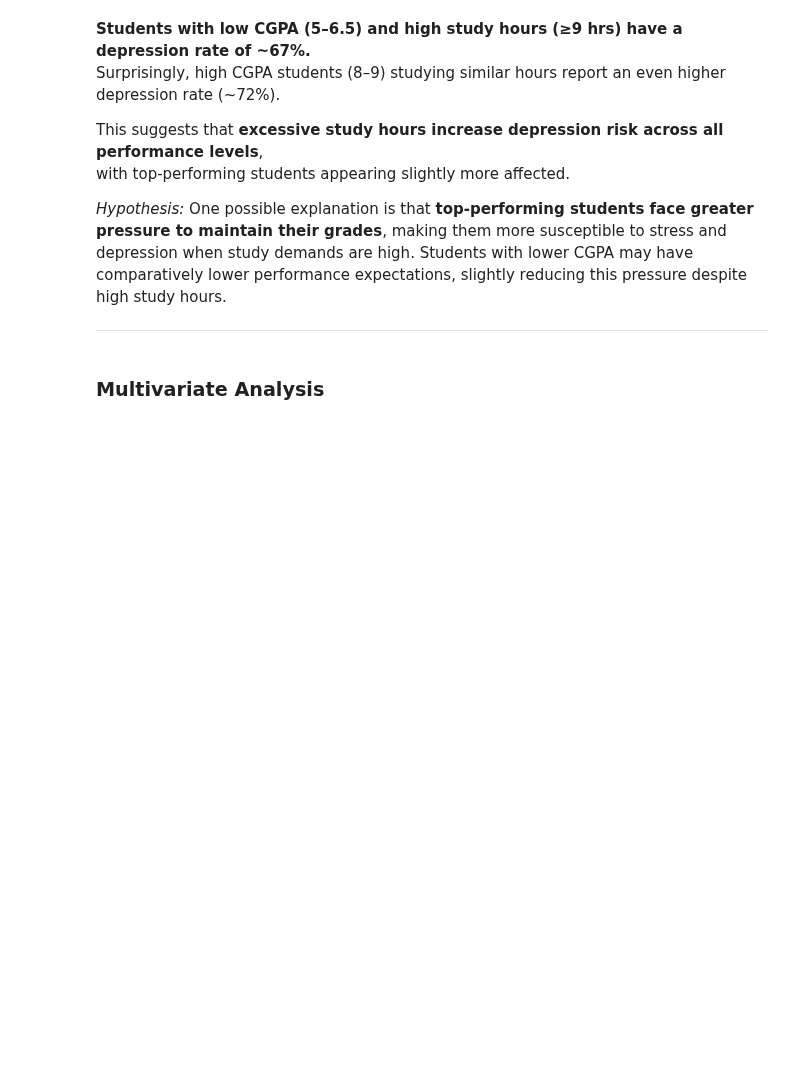
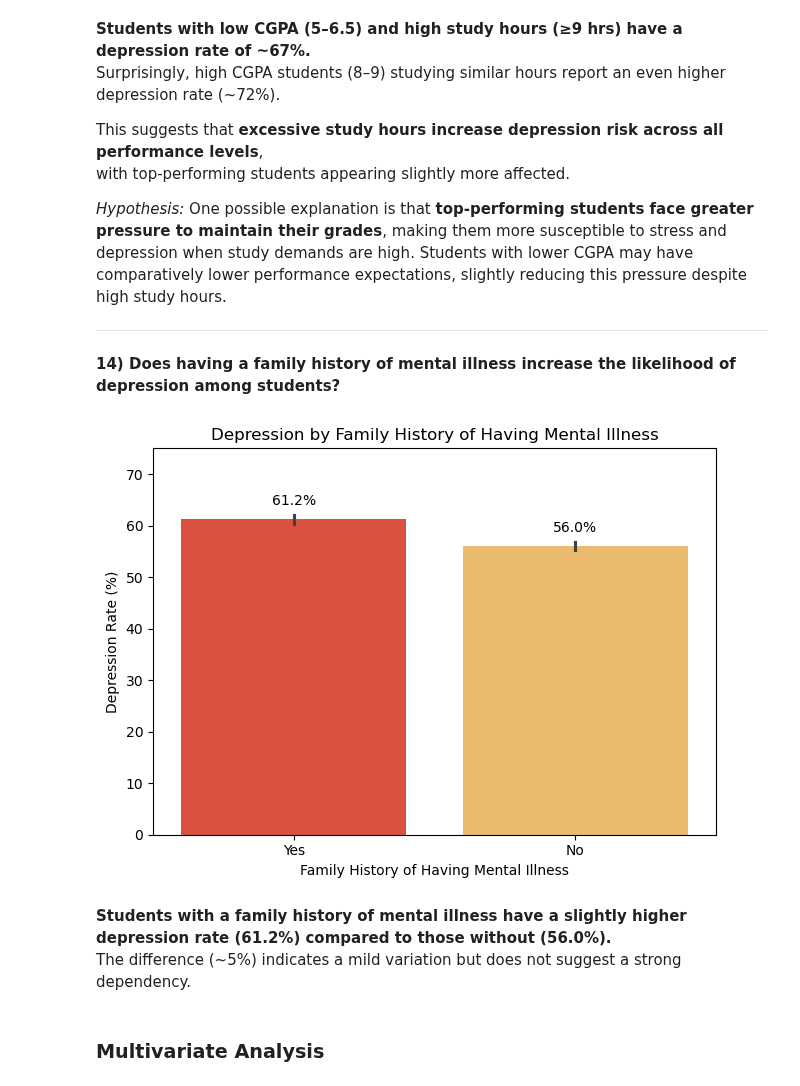
Before and after one commit to Siddharth-Saravanan/Student_Depression_Analysis_and_Prediction_using_Machine_Learning, a Jupyter notebook: student_depression_prediction.ipynb, the cells around one changed output. Drawn from its saved outputs; the diff is of its cells as text; code cells hidden in the pictures; blank space fills up the shorter version.

Commit message:
EDA: Bivariate - Added Q14 Plot + Insights

```diff
--- a/student_depression_prediction.ipynb
+++ b/student_depression_prediction.ipynb
@@ -1381,6 +1381,33 @@ Students with lower CGPA may have comparatively lower performance expectations,
 slightly reducing this pressure despite high study hours.
 
 ---
+# %% [markdown]
+**14) Does having a family history of mental illness increase the likelihood of depression among students?**
+# %%
+mental_depr = depr_df.loc[:,['FamilyMentalHistory','Depression']]
+mental_depr['Depression'] = mental_depr['Depression'] * 100
+
+ax = sns.barplot(data=mental_depr,
+            x='FamilyMentalHistory',
+            y='Depression',
+            order=['Yes','No'],
+            hue='FamilyMentalHistory',
+            palette='YlOrRd'
+)
+
+for container in ax.containers:
+    ax.bar_label(container, fmt='%.1f%%', padding=8)
+
+plt.title("Depression by Family History of Having Mental Illness")
+plt.xlabel('Family History of Having Mental Illness')
+plt.ylabel("Depression Rate (%)")
+plt.ylim(0,75)
+plt.tight_layout()
+# %% [output]
+[figure, added]
+# %% [markdown]
+**Students with a family history of mental illness have a slightly higher depression rate (61.2%) compared to those without (56.0%).**
+The difference (~5%) indicates a mild variation but does not suggest a strong dependency.
 # %% [markdown]
 ### Multivariate Analysis
 # %% [markdown]
```
